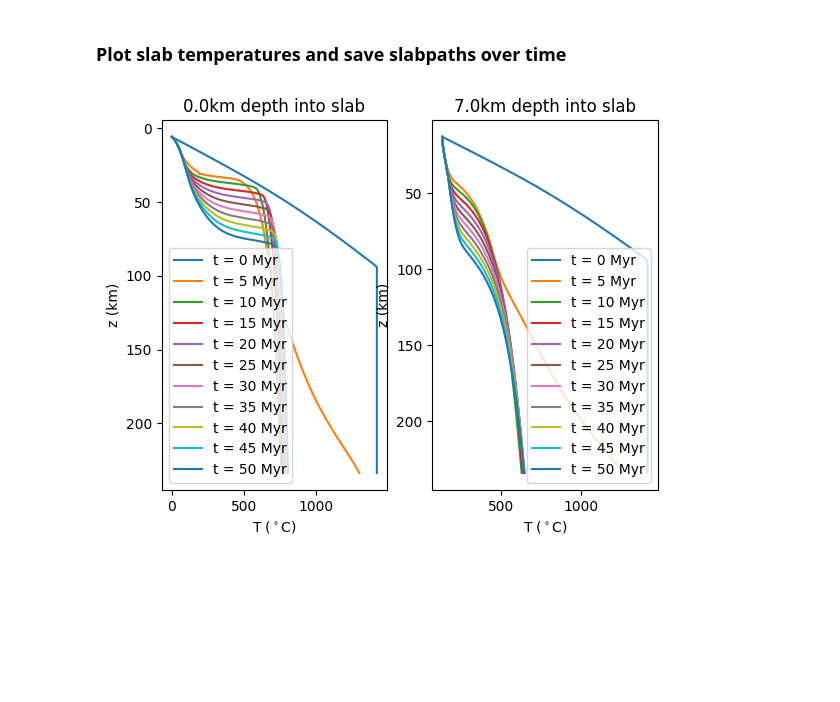
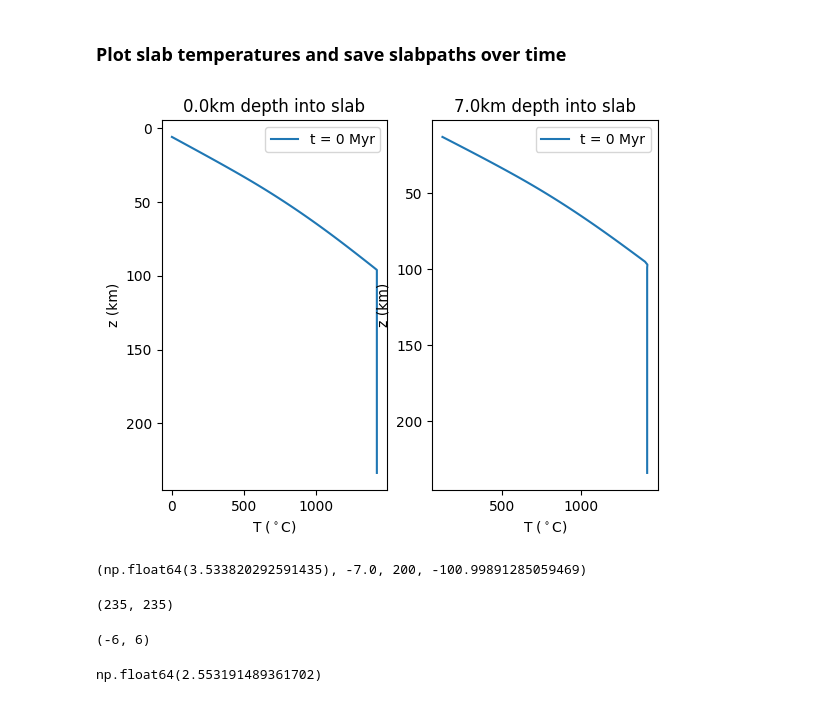
Before and after one commit to cianwilson/fenics-sz, a Jupyter notebook: notebooks/05_applications/5.2_codillo.ipynb, the cells around one changed output. Drawn from its saved outputs; the diff is of its cells as text; code cells hidden in the pictures; blank space fills up the shorter version.

Commit message:
getting close on GDH1 - needs fix near H_GDH1

```diff
--- a/notebooks/05_applications/5.2_codillo.ipynb
+++ b/notebooks/05_applications/5.2_codillo.ipynb
@@ -73,16 +73,21 @@ class TDCDDislSubductionProblem(TDDislSubductionProblem):
         # bathymetry:
         deltazsurface = np.minimum(np.maximum(self.deltaztrench*(1.0 - x[0,:]/max(self.deltaxcoast, np.finfo(float).eps)), 0.0), self.deltaztrench)
 
+        # build T_GDH1 with adiabat assumed
         z_here  = -(x[1,:]+deltazsurface)
         z_norm = z_here / H_GDH1
-        T_GDH1 = T0_GDH1*z_norm - 0.3*z_here # linear approximation for t->/inf
-        T_GDH1 = z_norm
-        for n in range(1,100):
+        #T_GDH1 = T0_GDH1*z_norm + 0.3*z_here # linear approximation for t->/inf
+        T_GDH1=np.where(z_here<=H_GDH1,z_norm,0.0)
+        for n in range(1,500):
             c = 2.0/(n*np.pi)
             beta = np.sqrt(Pe_GDH1*Pe_GDH1 + n*n*np.pi*np.pi)-Pe_GDH1
-            T_GDH1 = T_GDH1 + c*np.exp(-beta*x_norm)*np.sin(n*np.pi*z_norm)
+            T_GDH1=T_GDH1+np.where(z_here<=H_GDH1,c*np.exp(-beta*x_norm)*np.sin(n*np.pi*z_norm),0.0)
         T_GDH1 = T0_GDH1*T_GDH1
-        T_GDH1 = np.where(T_GDH1>T0_GDH1_ma, T0_GDH1_ma, T_GDH1)
+        # limit T to adiabat for z_here<=T_GDH1 (to avoid issues near H_GDH1)
+        T_GDH1 = np.where(T_GDH1>T0_GDH1_ma+0.3*z_here,T0_GDH1_ma+0.3*z_here,T_GDH1)
+        # now subtract adiabat for z_here<95 and set to T0_GDH1_ma for z_here>95
+        T_GDH1 = np.where(z_here<=H_GDH1,T_GDH1-0.3*z_here,T0_GDH1_ma)
+        #T_GDH1 = np.where(z_here>=H_GDH1,T0_GDH1+0.3*(z_here-H_GDH1),T_GDH1)
         #T_GDH1
         return self.Ts + T_GDH1
 # ! GDH1: From Stein and Stein, Nature 1992 with thermal parameters for
@@ -181,7 +186,7 @@ ys                   [-6, -15.0, -30.0, -50.0, -80.0, -82.5, -100.0, -175.0, -24
 # %% [markdown]
 Modify the age of subduction to 52 Myr:
 # %%
-szdict['As'] = 52.0
+szdict['As'] = 1.0
 # %% [markdown]
 ### Setup
 # %% [markdown]
@@ -268,35 +264,45 @@ shutil.make_archive(str(filename), 'zip', root_dir=str(filename.parent), base_di
 # %%
 # set up a figure
 fig, axs = pl.subplots(1,2)
+# first output solution at trench
+slab = copy.deepcopy(sz.geom.slab_spline)
+trenchpoints = np.array([[0.0, curve.points[0].y, 0.0] for curve in slab.interpcurves])
+cinds, cells = fenics_sz.utils.mesh.get_cell_collisions(trenchpoints, sz.mesh)
+T = solutions[0]['T']
+Ttrench = T.eval(trenchpoints, cells)[:,0]
+with open(output_folder / 'TrenchT.txt', 'w') as f:
+        np.savetxt(f,
+                    np.column_stack((trenchpoints[:,0], trenchpoints[:,1], Ttrench)),
+                    delimiter=' ')
 
 for d, depth in enumerate([0.0, 7.0]):
     # get some points along the slab
     slab = copy.deepcopy(sz.geom.slab_spline)
     slab.translatenormalandcrop(-depth)
     slabpoints = np.array([[curve.points[0].x, curve.points[0].y, 0.0] for curve in slab.interpcurves])
     cinds, cells = fenics_sz.utils.mesh.get_cell_collisions(slabpoints, sz.mesh)
 
     for sol in solutions[::5]: # remove [::5] to get them all
         t = sol['t']
         T = sol['T']
         # plot the slab temperatures
         Tslab = T.eval(slabpoints, cells)[:,0]
         axs[d].plot(Tslab, -slabpoints[:,1], label='t = {:.0f} Myr'.format(t))
 
         mode = 'a'
         if d == 0: mode = 'w'
         with open(output_folder / 'slab_temperatures_{:.0f}.txt'.format(t), mode) as f:
             np.savetxt(f,
                     np.column_stack((slabpoints[:,0], slabpoints[:,1], np.ones(len(slabpoints[:,1]))*depth, Tslab)),
                     delimiter=' ')
 
     axs[d].set_xlabel('T ($^\circ$C)')
     axs[d].set_ylabel('z (km)')
     axs[d].set_title('{}km depth into slab'.format(depth,))
     axs[d].legend()
     axs[d].invert_yaxis()
 # %% [output]
-[figure, old version]
+[figure, new version]
 # %%
 # intersection of crust and slab
 crustpt = sz.geom.slab_spline.intersecty(-7.0)
@@ -304,10 +310,18 @@ crustpt = sz.geom.slab_spline.intersecty(-7.0)
 x = 200
 arbpt = sz.geom.slab_spline.intersectx(x)
 crustpt[0], crustpt[1], arbpt[0], arbpt[1]
+# %% [output]
+(np.float64(3.533820292591435), -7.0, 200, -100.99891285059469)
 # %%
 sz.geom.coast_distance, sz.deltaxcoast
+# %% [output]
+(235, 235)
 # %%
 sz.geom.trench_y, sz.deltaztrench
+# %% [output]
+(-6, 6)
 # %%
 x = 135
 np.minimum(np.maximum(sz.deltaztrench*(1.0 - x/max(sz.deltaxcoast, np.finfo(float).eps)), 0.0), sz.deltaztrench)
+# %% [output]
+np.float64(2.553191489361702)
```
Also changed, not shown: parts of 2 cells of this notebook.
